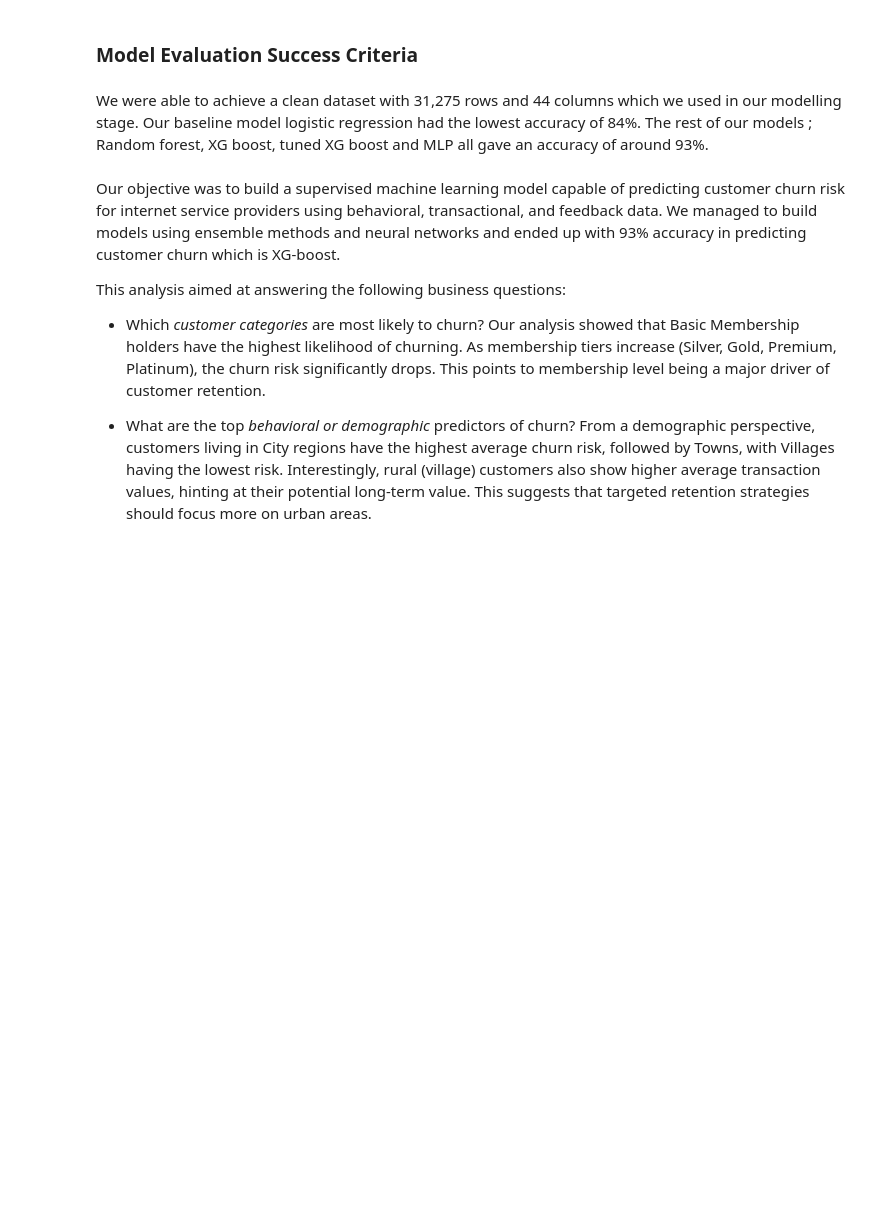
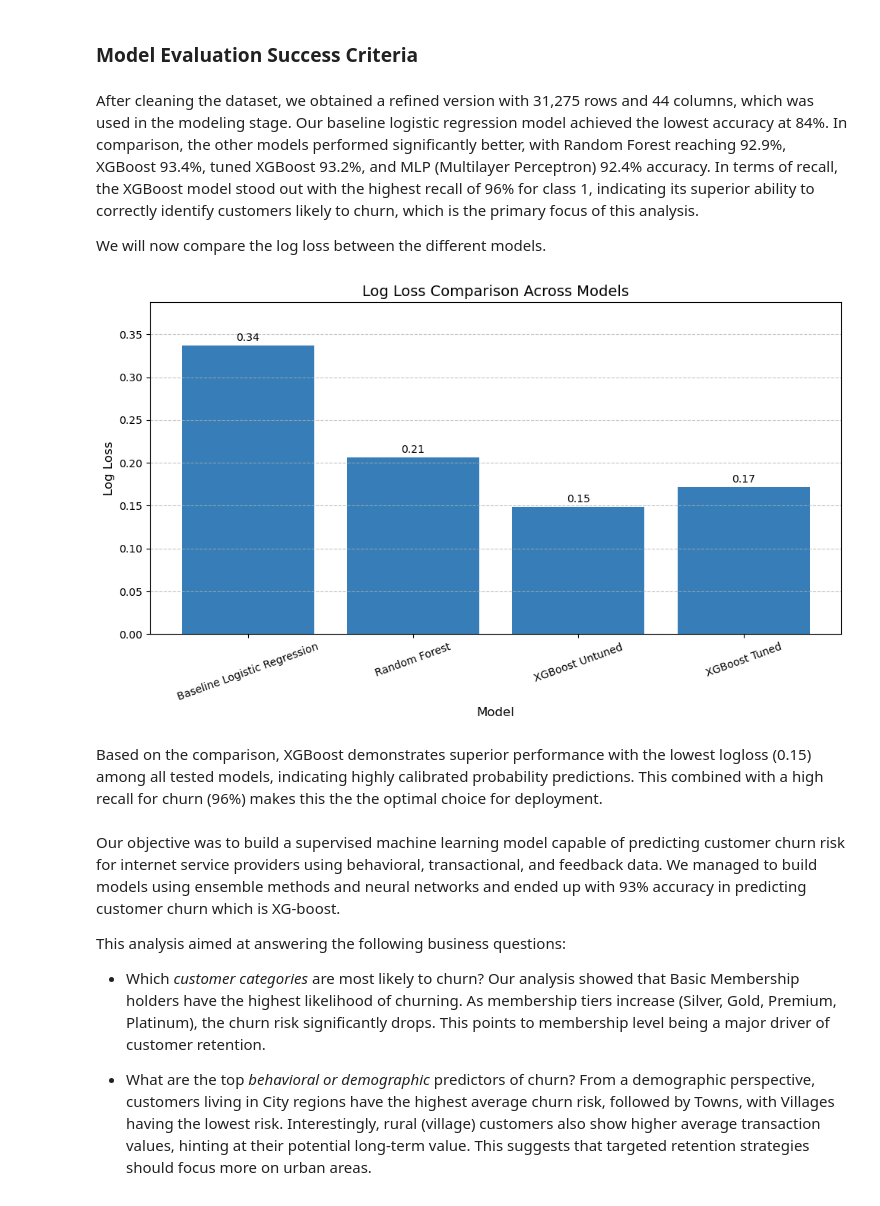
Before and after one commit to wambuikariuki/Capstone_Phase5_group9, a Jupyter notebook: FinalNotebook.ipynb, the cells around one changed output. Drawn from its saved outputs; the diff is of its cells as text; code cells hidden in the pictures; blank space fills up the shorter version.

```diff
--- a/FinalNotebook.ipynb
+++ b/FinalNotebook.ipynb
@@ -1347,0 +1359,6 @@ The Random Forest Classifier has demonstrated strong performance in predicting c
+# %%
+# Checking the log loss for the random forest model
+y_pred_proba = rf_model.predict_proba(X_test)[:, 1]
+logloss_rf = log_loss(y_test, y_pred_proba)
+
+print("Log Loss:", logloss_rf)
@@ -1437,0 +1459,6 @@ This confusion matrix shows the model correctly predicted 2,626 non-churn cases
+# %%
+# checking the log loss for our xg boost model
+y_pred_proba = xgb_model.predict_proba(X_test)[:, 1]
+logloss_xgb = log_loss(y_test, y_pred_proba)
+
+print("Log Loss:", logloss_xgb)
@@ -1513,3 +1544,8 @@ Test Set Classification Report:
 weighted avg       0.93      0.93      0.93      6255
 # %% [markdown]
 The tuned model performs nearly the same as the original one, with both achieving 93% accuracy and similar F1-scores. The main difference is that the tuned model uses simpler, smaller trees with stronger regularization—meaning it’s less likely to overfit while keeping the same high performance. Since the results are almost identical, the original model was already well-optimized, and the tuning just confirmed that. Either version would work well for predicting churn and we can confidently deploy either version.
+# %%
+y_pred_proba = xgb_tuned.predict_proba(X_test)[:, 1]
+logloss_xgb_tuned = log_loss(y_test, y_pred_proba)
+
+print("Log Loss:", logloss_xgb_tuned)
@@ -1597,8 +1648,42 @@ Classification Report:
 # %% [markdown]
 ### Model Evaluation Success Criteria
 # %% [markdown]
-We were able to achieve a clean dataset with 31,275 rows and 44 columns which we used in our modelling stage.
-Our baseline model logistic regression had the lowest accuracy of 84%. The rest of our models ; Random forest, XG boost, tuned XG boost and MLP all gave an accuracy of around 93%.
+After cleaning the dataset, we obtained a refined version with 31,275 rows and 44 columns, which was used in the modeling stage.
+Our baseline logistic regression model achieved the lowest accuracy at 84%. In comparison, the other models performed significantly better, with Random Forest reaching 92.9%, XGBoost 93.4%, tuned XGBoost 93.2%, and MLP (Multilayer Perceptron) 92.4% accuracy.
+In terms of recall, the XGBoost model stood out with the highest recall of 96% for class 1, indicating its superior ability to correctly identify customers likely to churn, which is the primary focus of this analysis.
+
+We will now compare the log loss between the different models.
+# %%
+models = [
+    'Baseline Logistic Regression',
+    'Random Forest',
+    'XGBoost Untuned',
+    'XGBoost Tuned'
+]
+
+log_loss_values = [logloss_lm, logloss_rf, logloss_xgb, logloss_xgb_tuned]
+
+# Plotting
+plt.figure(figsize=(10, 6))
+bars = plt.bar(models, log_loss_values, color='#377eb8')
+plt.title('Log Loss Comparison Across Models', fontsize=14)
+plt.xlabel('Model', fontsize=12)
+plt.ylabel('Log Loss', fontsize=12)
+plt.ylim(0, max(log_loss_values) + 0.05)
+
+# Add values on top of bars
+for bar in bars:
+    yval = bar.get_height()
+    plt.text(bar.get_x() + bar.get_width()/2.0, yval + 0.005, f'{yval:.2f}', ha='center', fontsize=10)
+
+plt.xticks(rotation=20)
+plt.tight_layout()
+plt.grid(axis='y', linestyle='--', alpha=0.7)
+plt.show()
+# %% [output]
+[figure, added]
+# %% [markdown]
+Based on the comparison, XGBoost demonstrates superior performance with the lowest logloss (0.15) among all tested models, indicating highly calibrated probability predictions. This combined with a high recall for churn (96%) makes this the the optimal choice for deployment.
 # %% [markdown]
 
 
```
Also changed, not shown: parts of 31 cells of this notebook.
